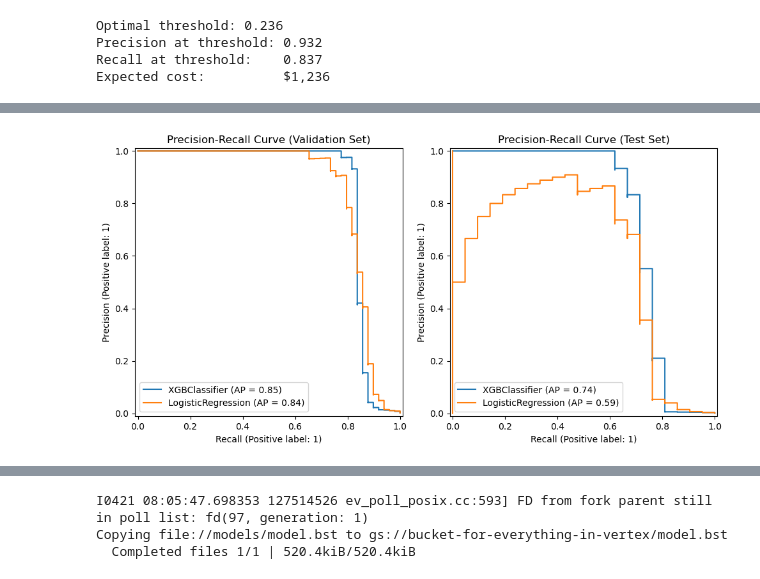
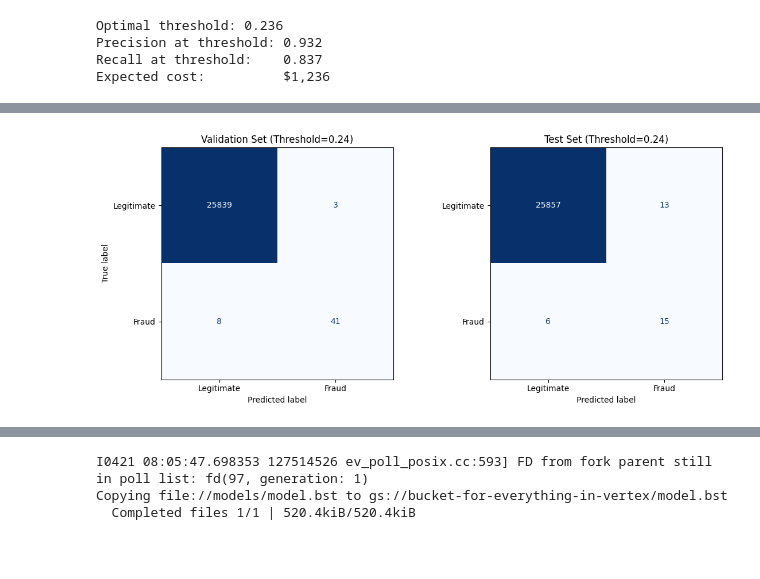
Before and after one commit to smasuno/fraud-detection, a Jupyter notebook: fraud_detection.ipynb, the cells around one changed output, grey strips where cells are left out. Saved outputs shown, nothing was run; the diff lists cells and outputs as text; code cells hidden in the pictures; blank space fills up the shorter version.

```diff
--- a/fraud_detection.ipynb
+++ b/fraud_detection.ipynb
@@ -236,5 +236,8 @@ Using the hyperparameters retrieved from the parameter search, we fit the model
 * Almost all the legitimate transactions received a score close to 0, while all the transactions with a score greater than 0.2 turned out to be fraudulent.
 # %%
+with open("best_params.json", "r") as f:
+    best_params = json.load(f)
+
 print('='*50)
 print(f"Best PRC Score: {study.best_value:.4f}")
 print("Best Parameters: ")
@@ -263,8 +266,11 @@ else:
         # Save model
         pickle.dump(model, file)
 
+train_idx, valid_idx = list(tscv.split(X_ts))[-2]
+_, test_idx = list(tscv.split(X_ts))[-1]
+X_valid, y_valid = X_ts.iloc[valid_idx], y_ts.iloc[valid_idx]
+X_test, y_test = X_ts.iloc[test_idx], y_ts.iloc[test_idx]
 y_pred = model.predict_proba(X_valid)[:,1]
-#y_pred
 # %% [output]
 ==================================================
 Best PRC Score: 0.8100
@@ -502,17 +394,5 @@ plt.savefig('confusion_matrix.png', dpi=100)
-# %%
-with open('models/logistic.pkl', 'rb') as file:
-    logistic_model = pickle.load(file)
-
-fig, ax = plt.subplots(nrows=1, ncols=2, figsize=(10, 6))
-display = PrecisionRecallDisplay.from_estimator(model, X_valid, y_valid, ax=ax[0])
-display.ax_.set_title("Precision-Recall Curve (Validation Set)")
-display = PrecisionRecallDisplay.from_estimator(logistic_model, X_valid, y_valid, ax=ax[0])
-
-display = PrecisionRecallDisplay.from_estimator(model, X_test, y_test, ax=ax[1])
-display.ax_.set_title("Precision-Recall Curve (Test Set)")
-display = PrecisionRecallDisplay.from_estimator(logistic_model, X_test, y_test, ax=ax[1])
-
-plt.tight_layout()
-plt.savefig("precision_recall.png")
-# %% [output]
-[figure, removed]
+# %%
+from src.utils import confusion_matrix_chart
+confusion_matrix_chart(model, y_pred, y_valid, y_test, X_test, best_threshold)
+# %% [output]
+[figure, added]
```
Also changed, not shown: parts of 31 cells of this notebook, 7 other files.
